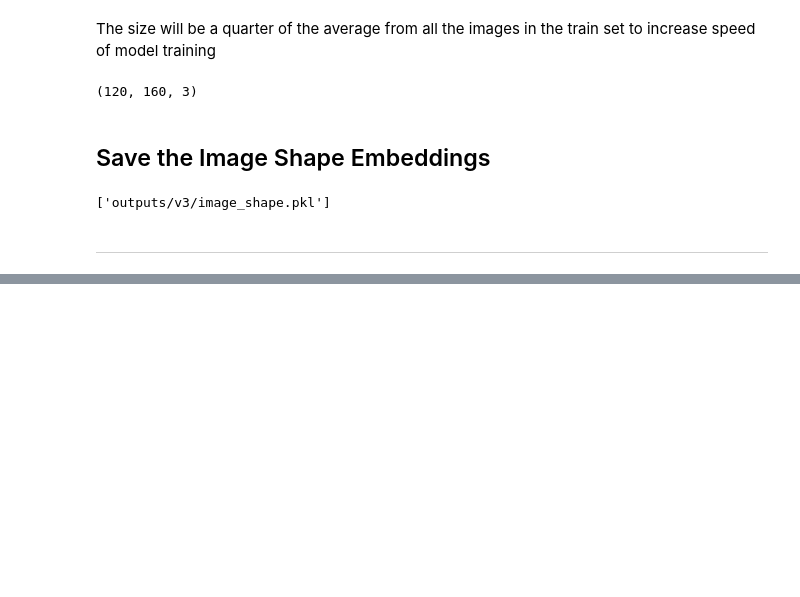
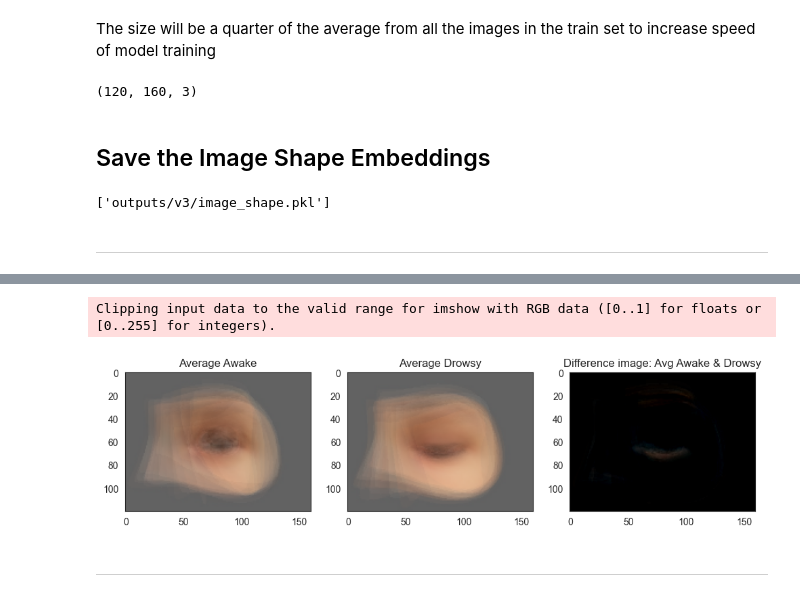
Before and after one commit to cmjimerson1s/ml_pp5_drowsiness_detector, a Jupyter notebook: jupyter_notebooks/DataVisualisation.ipynb, the cells around one changed output, grey strips where cells are left out. Cells and saved outputs as stored; diff of their text form; code cells hidden in the pictures; blank space fills up the shorter version.

```diff
--- a/jupyter_notebooks/DataVisualisation.ipynb
+++ b/jupyter_notebooks/DataVisualisation.ipynb
@@ -136,0 +141,28 @@ joblib.dump(value=image_shape ,
+# %%
+from tensorflow.keras.preprocessing import image
+
+
+def load_image_as_array(my_data_dir, new_size=(50, 50), n_images_per_label=20):
+
+    X, y = np.array([], dtype='int'), np.array([], dtype='object')
+    labels = os.listdir(my_data_dir)
+
+    for label in labels:
+        counter = 0
+        for image_filename in os.listdir(my_data_dir + '/' + label):
+            # n_images_per_label: we set a limit, since it may take too much time
+            if counter < n_images_per_label:
+
+                img = image.load_img(
+                    my_data_dir + '/' + label + '/' + image_filename, target_size=new_size)
+                if image.img_to_array(img).max() > 1:
+                    img_resized = image.img_to_array(img) / 255
+                else:
+                    img_resized = image.img_to_array(img)
+
+                X = np.append(X, img_resized).reshape(-1,
+                                                      new_size[0], new_size[1], img_resized.shape[2])
+                y = np.append(y, label)
+                counter += 1
+
+    return X, y
@@ -136,0 +274,12 @@ joblib.dump(value=image_shape ,
+# %%
+diff_bet_avg_image_labels_data_as_array(X=X, y=y,
+                                        label_1='Awake',
+                                        label_2='Drowsy',
+                                        figsize=(12, 10),
+                                        save_image=True
+                                        )
+# %% [output]
+Clipping input data to the valid range for imshow with RGB data ([0..1] for floats or [0..255] for integers).
+[figure, added]
+# %% [markdown]
+---
```
Also changed, not shown: parts of 11 cells of this notebook, 3 other files.
